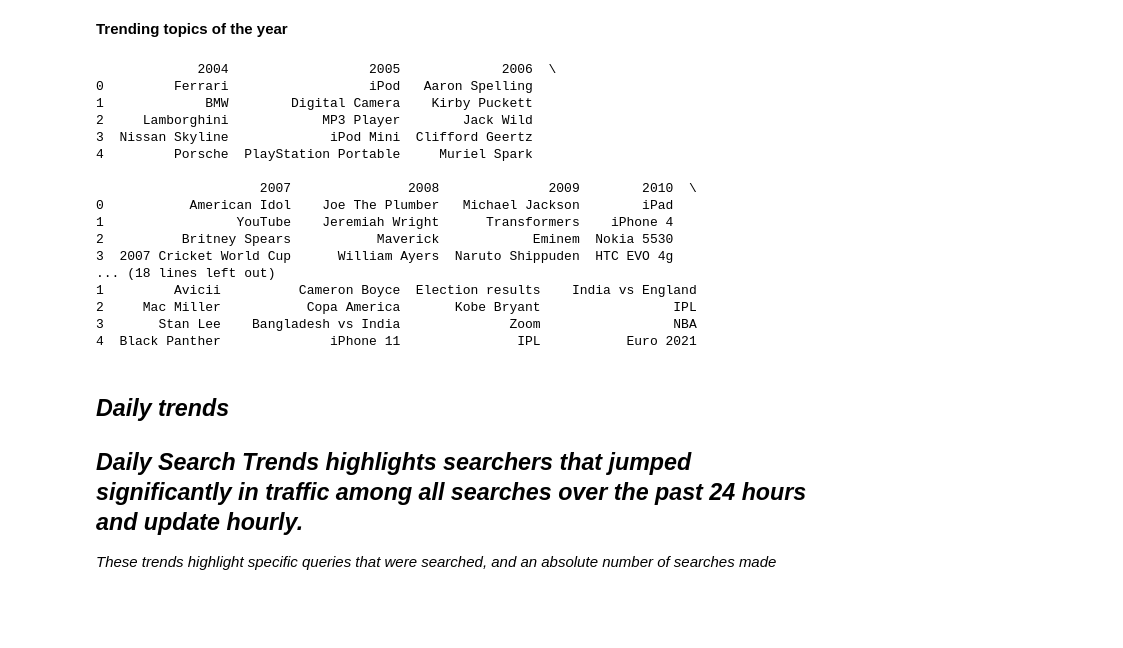
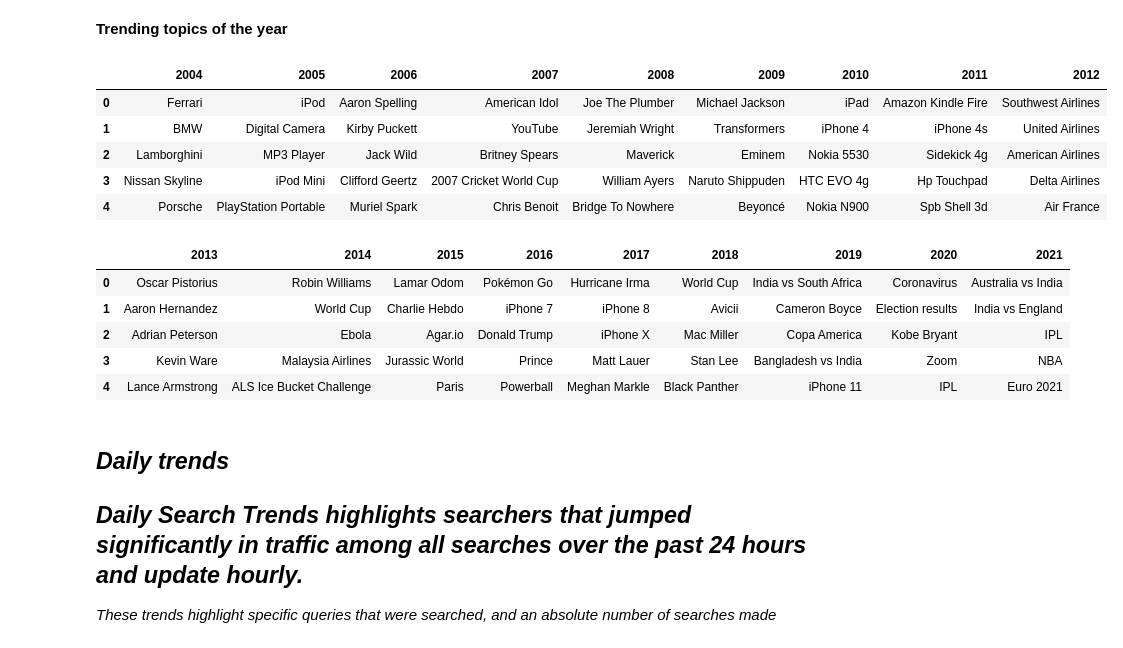
Before and after one commit to mrchapagain/GoogleTrendAnalytics, a Jupyter notebook: GoogleTrends.ipynb, the cells around one changed output. Cells and saved outputs as stored; diff of their text form; code cells hidden in the pictures; blank space fills up the shorter version.

```diff
--- a/GoogleTrends.ipynb
+++ b/GoogleTrends.ipynb
@@ -152,30 +150,28 @@ related_queries[kw_list[0]]['top']
 # %%
 # Trending topics of the year
 df= pd.DataFrame()
 
 for year in range(2004, 2022):
     trending = trends.top_charts(year, hl= "en-US", geo= "GLOBAL")
     df[year]= trending.title
 
-print(df.head(5))
+df.iloc[:, :9].head(5)
 # %% [output]
-             2004                  2005             2006  \
-0         Ferrari                  iPod   Aaron Spelling
-1             BMW        Digital Camera    Kirby Puckett
-2     Lamborghini            MP3 Player        Jack Wild
-3  Nissan Skyline             iPod Mini  Clifford Geertz
-4         Porsche  PlayStation Portable     Muriel Spark
-
-                     2007               2008              2009        2010  \
-0           American Idol    Joe The Plumber   Michael Jackson        iPad
-1                 YouTube    Jeremiah Wright      Transformers    iPhone 4
-2          Britney Spears           Maverick            Eminem  Nokia 5530
-3  2007 Cricket World Cup      William Ayers  Naruto Shippuden  HTC EVO 4g
-... (18 lines left out)
-1         Avicii          Cameron Boyce  Election results    India vs England
-2     Mac Miller           Copa America       Kobe Bryant                 IPL
-3       Stan Lee    Bangladesh vs India              Zoom                 NBA
-4  Black Panther              iPhone 11               IPL           Euro 2021
+|  | 2004 | 2005 | 2006 | 2007 | 2008 | 2009 | 2010 | 2011 | 2012 |
+| 0 | Ferrari | iPod | Aaron Spelling | American Idol | Joe The Plumber | Michael Jackson | iPad | Amazon Kindle Fire | Southwest Airlines |
+| 1 | BMW | Digital Camera | Kirby Puckett | YouTube | Jeremiah Wright | Transformers | iPhone 4 | iPhone 4s | United Airlines |
+| 2 | Lamborghini | MP3 Player | Jack Wild | Britney Spears | Maverick | Eminem | Nokia 5530 | Sidekick 4g | American Airlines |
+| 3 | Nissan Skyline | iPod Mini | Clifford Geertz | 2007 Cricket World Cup | William Ayers | Naruto Shippuden | HTC EVO 4g | Hp Touchpad | Delta Airlines |
+| 4 | Porsche | PlayStation Portable | Muriel Spark | Chris Benoit | Bridge To Nowhere | Beyoncé | Nokia N900 | Spb Shell 3d | Air France |
+# %%
+df.iloc[:, 9:].head(5)
+# %% [output]
+|  | 2013 | 2014 | 2015 | 2016 | 2017 | 2018 | 2019 | 2020 | 2021 |
+| 0 | Oscar Pistorius | Robin Williams | Lamar Odom | Pokémon Go | Hurricane Irma | World Cup | India vs South Africa | Coronavirus | Australia vs India |
+| 1 | Aaron Hernandez | World Cup | Charlie Hebdo | iPhone 7 | iPhone 8 | Avicii | Cameron Boyce | Election results | India vs England |
+| 2 | Adrian Peterson | Ebola | Agar.io | Donald Trump | iPhone X | Mac Miller | Copa America | Kobe Bryant | IPL |
+| 3 | Kevin Ware | Malaysia Airlines | Jurassic World | Prince | Matt Lauer | Stan Lee | Bangladesh vs India | Zoom | NBA |
+| 4 | Lance Armstrong | ALS Ice Bucket Challenge | Paris | Powerball | Meghan Markle | Black Panther | iPhone 11 | IPL | Euro 2021 |
 # %% [markdown]
 ***Daily trends***
 ---
```
Also changed, not shown: parts of 7 cells of this notebook.
